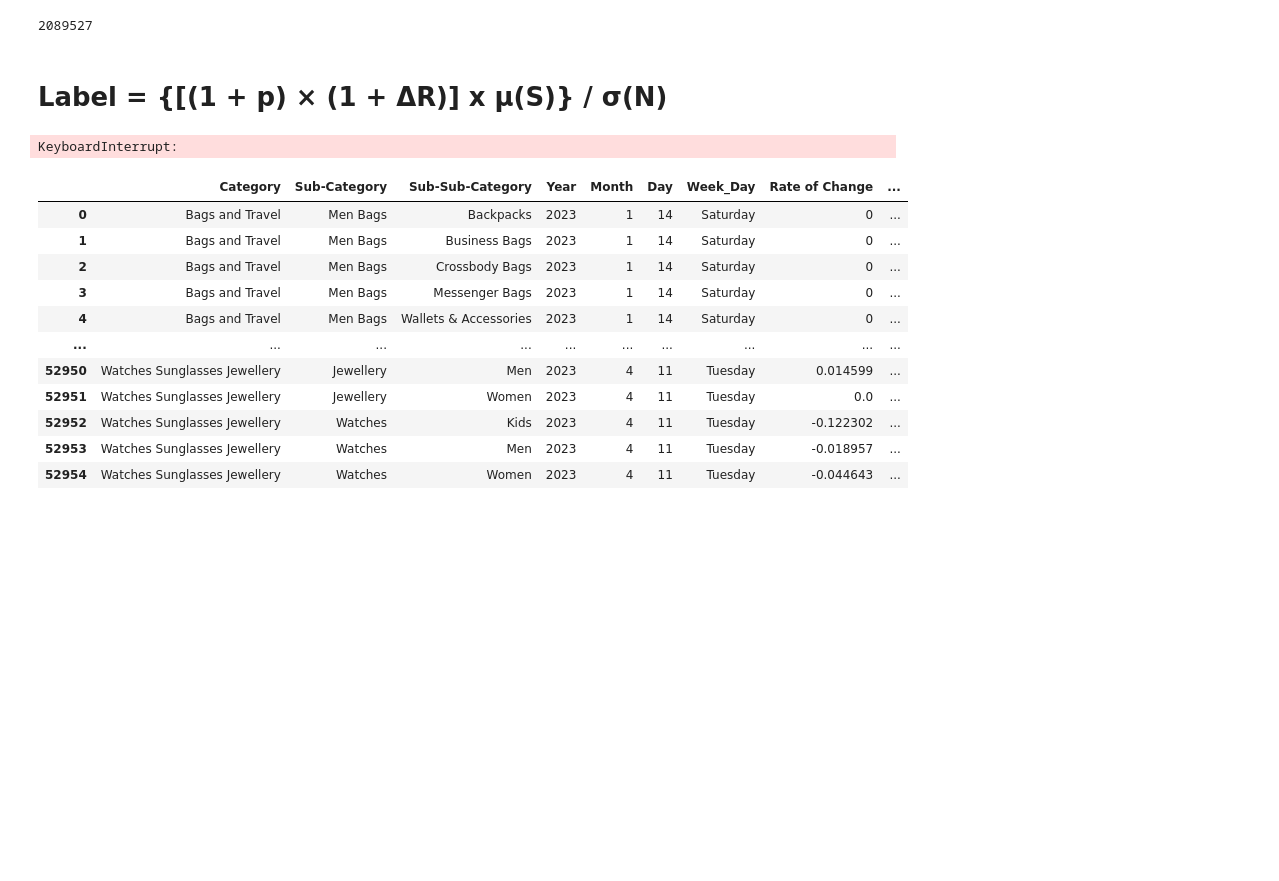
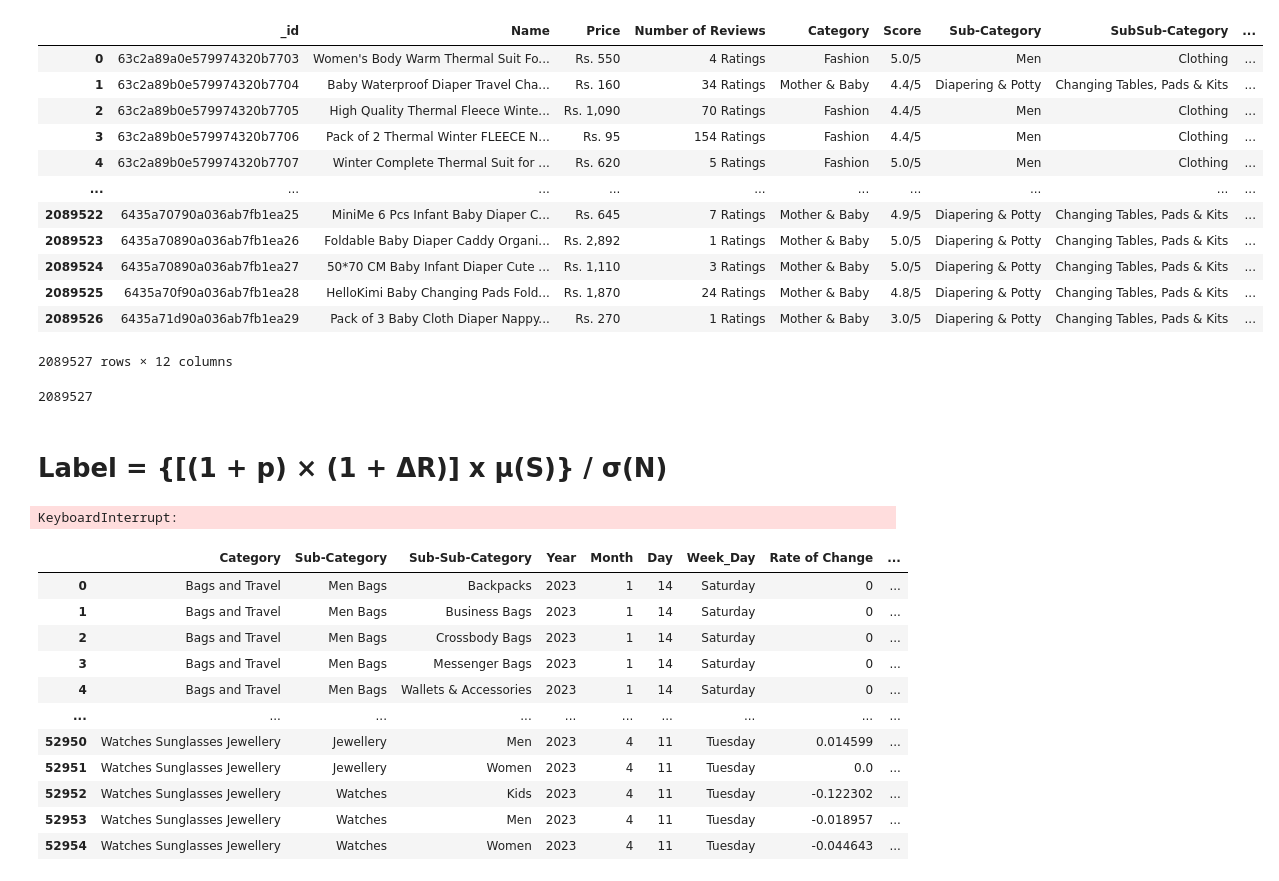
Before and after one commit to apophis-web/ProductScout, a Jupyter notebook: Model-Training/FEATURE ENGINEERING AND TRAINING MODEL.ipynb, the cells around one changed output. Cells and saved outputs as stored; diff of their text form; code cells hidden in the pictures; blank space fills up the shorter version.

```diff
--- a/Model-Training/FEATURE ENGINEERING AND TRAINING MODEL.ipynb
+++ b/Model-Training/FEATURE ENGINEERING AND TRAINING MODEL.ipynb
@@ -22,6 +22,22 @@ from sklearn.metrics import mean_absolute_error, mean_squared_error, r2_score
 from datetime import datetime, timedelta
 # %%
 df = pd.read_csv('dataset.csv')
+# %%
+df
+# %% [output]
+|  | _id | Name | Price | Number of Reviews | Category | Score | Sub-Category | SubSub-Category | ... |
+| 0 | 63c2a89a0e579974320b7703 | Women's Body Warm Thermal Suit Fo... | Rs. 550 | 4 Ratings | Fashion | 5.0/5 | Men | Clothing | ... |
+| 1 | 63c2a89b0e579974320b7704 | Baby Waterproof Diaper Travel Cha... | Rs. 160 | 34 Ratings | Mother & Baby | 4.4/5 | Diapering & Potty | Changing Tables, Pads & Kits | ... |
+| 2 | 63c2a89b0e579974320b7705 | High Quality Thermal Fleece Winte... | Rs. 1,090 | 70 Ratings | Fashion | 4.4/5 | Men | Clothing | ... |
+| 3 | 63c2a89b0e579974320b7706 | Pack of 2 Thermal Winter FLEECE N... | Rs. 95 | 154 Ratings | Fashion | 4.4/5 | Men | Clothing | ... |
+| 4 | 63c2a89b0e579974320b7707 | Winter Complete Thermal Suit for ... | Rs. 620 | 5 Ratings | Fashion | 5.0/5 | Men | Clothing | ... |
+| ... | ... | ... | ... | ... | ... | ... | ... | ... | ... |
+| 2089522 | 6435a70790a036ab7fb1ea25 | MiniMe 6 Pcs Infant Baby Diaper C... | Rs. 645 | 7 Ratings | Mother & Baby | 4.9/5 | Diapering & Potty | Changing Tables, Pads & Kits | ... |
+| 2089523 | 6435a70890a036ab7fb1ea26 | Foldable Baby Diaper Caddy Organi... | Rs. 2,892 | 1 Ratings | Mother & Baby | 5.0/5 | Diapering & Potty | Changing Tables, Pads & Kits | ... |
+| 2089524 | 6435a70890a036ab7fb1ea27 | 50*70 CM Baby Infant Diaper Cute ... | Rs. 1,110 | 3 Ratings | Mother & Baby | 5.0/5 | Diapering & Potty | Changing Tables, Pads & Kits | ... |
+| 2089525 | 6435a70f90a036ab7fb1ea28 | HelloKimi Baby Changing Pads Fold... | Rs. 1,870 | 24 Ratings | Mother & Baby | 4.8/5 | Diapering & Potty | Changing Tables, Pads & Kits | ... |
+| 2089526 | 6435a71d90a036ab7fb1ea29 | Pack of 3 Baby Cloth Diaper Nappy... | Rs. 270 | 1 Ratings | Mother & Baby | 3.0/5 | Diapering & Potty | Changing Tables, Pads & Kits | ... |
+2089527 rows × 12 columns
 # %%
 len(df)
 # %% [output]
```
Also changed, not shown: 3 other files.
